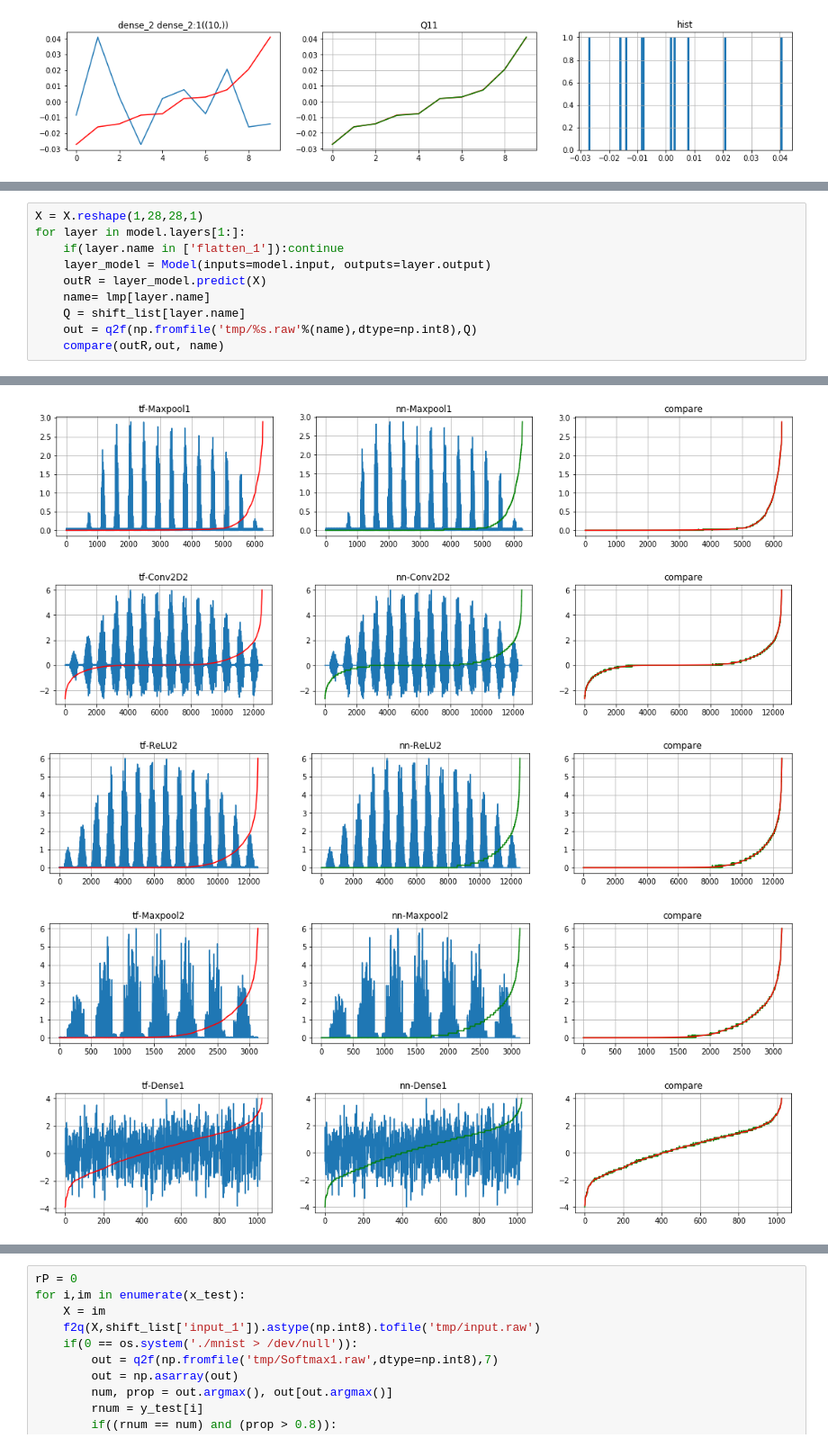
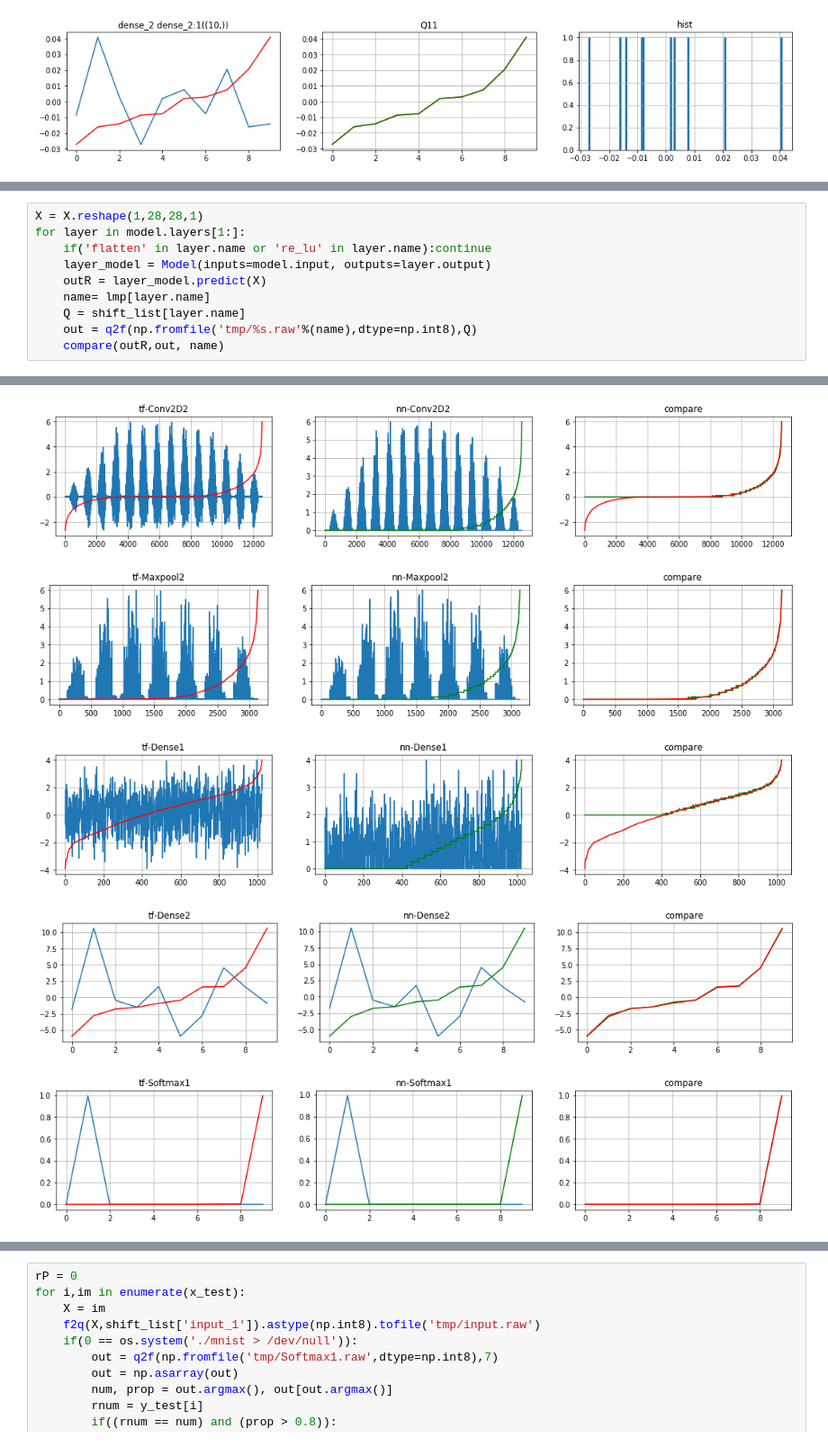
Before and after one commit to majianjia/nnom, a Jupyter notebook: examples/mnist-densenet/mnist-cnn.ipynb, the cells around one changed output, grey strips where cells are left out. Shown: that part at 90% size. Cells and saved outputs as stored; diff of their text form.

```diff
--- a/examples/mnist-densenet/mnist-cnn.ipynb
+++ b/examples/mnist-densenet/mnist-cnn.ipynb
@@ -155,7 +155,7 @@ inference is done!
 # %%
 X = X.reshape(1,28,28,1)
 for layer in model.layers[1:]:
-    if(layer.name in ['flatten_1']):continue
+    if('flatten' in layer.name or 're_lu' in layer.name):continue
     layer_model = Model(inputs=model.input, outputs=layer.output)
     outR = layer_model.predict(X)
     name= lmp[layer.name]
@@ -168,5 +168,5 @@ for layer in model.layers[1:]:
-[figure, old version]
+[figure, new version]
-[figure, old version]
+[figure, new version]
-[figure, old version]
+[figure, new version]
-[figure, old version]
+[figure, new version]
-[figure, old version]
+[figure, new version]
```
Also changed, not shown: parts of 3 cells of this notebook, 9 other files.
